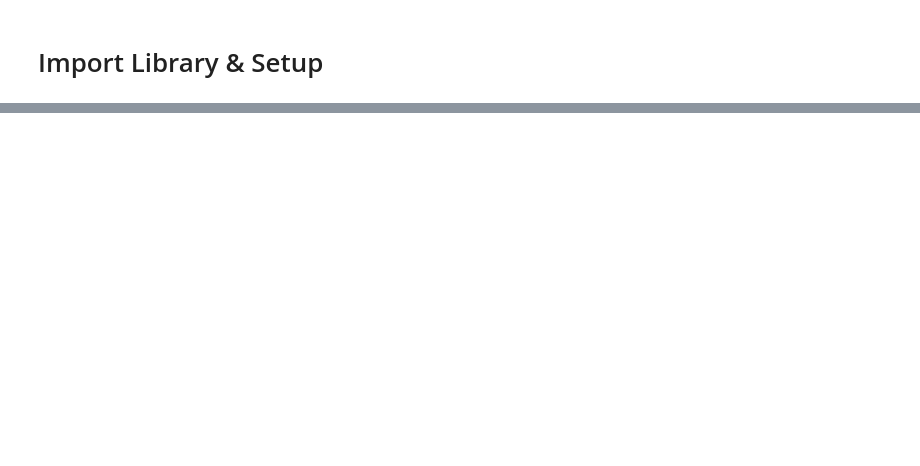
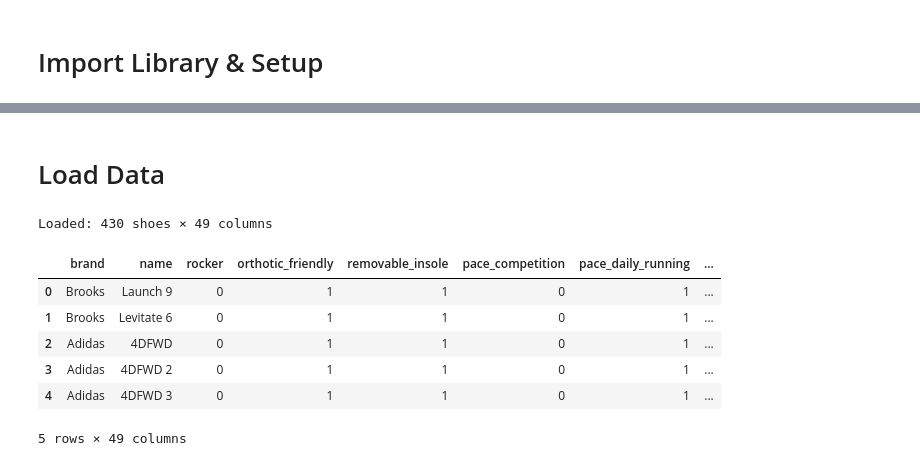
Before and after one commit to SONIX-Kelompok-6/sonix-ml, a Jupyter notebook: notebooks/road_ml.ipynb, the cells around one changed output, grey strips where cells are left out. Saved outputs shown, nothing was run; the diff lists cells and outputs as text; code cells hidden in the pictures; blank space fills up the shorter version.

```diff
--- a/notebooks/road_ml.ipynb
+++ b/notebooks/road_ml.ipynb
@@ -39,0 +40,21 @@ Time: 2026-02-04 13:06:05
+# %% [markdown]
+# Load Data
+# %%
+file = '../data/road_dataset.csv'
+
+try:
+    df = pd.read_csv(file)
+    print(f'Loaded: {df.shape[0]} shoes × {df.shape[1]} columns')
+    display(df.head())
+except FileNotFoundError:
+    print(f"WARNING: '{file}' not found.")
+    print("Please upload the correct dataset file to run with actual data.")
+# %% [output]
+Loaded: 430 shoes × 49 columns
+|  | brand | name | rocker | orthotic_friendly | removable_insole | pace_competition | pace_daily_running | ... |
+| 0 | Brooks | Launch 9 | 0 | 1 | 1 | 0 | 1 | ... |
+| 1 | Brooks | Levitate 6 | 0 | 1 | 1 | 0 | 1 | ... |
+| 2 | Adidas | 4DFWD | 0 | 1 | 1 | 0 | 1 | ... |
+| 3 | Adidas | 4DFWD 2 | 0 | 1 | 1 | 0 | 1 | ... |
+| 4 | Adidas | 4DFWD 3 | 0 | 1 | 1 | 0 | 1 | ... |
+5 rows × 49 columns
```
Also changed, not shown: parts of 16 cells of this notebook, 1 other file.
